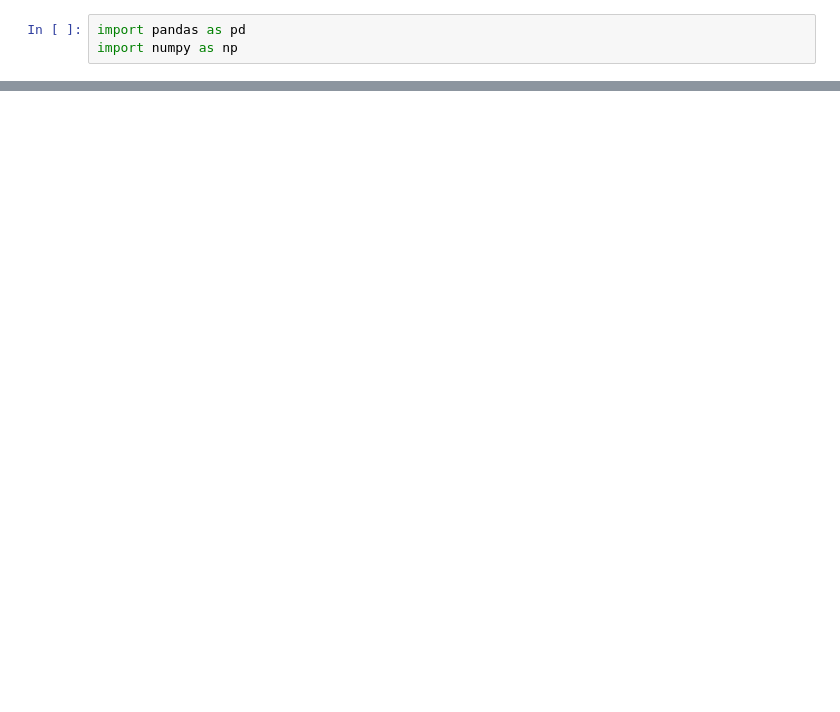
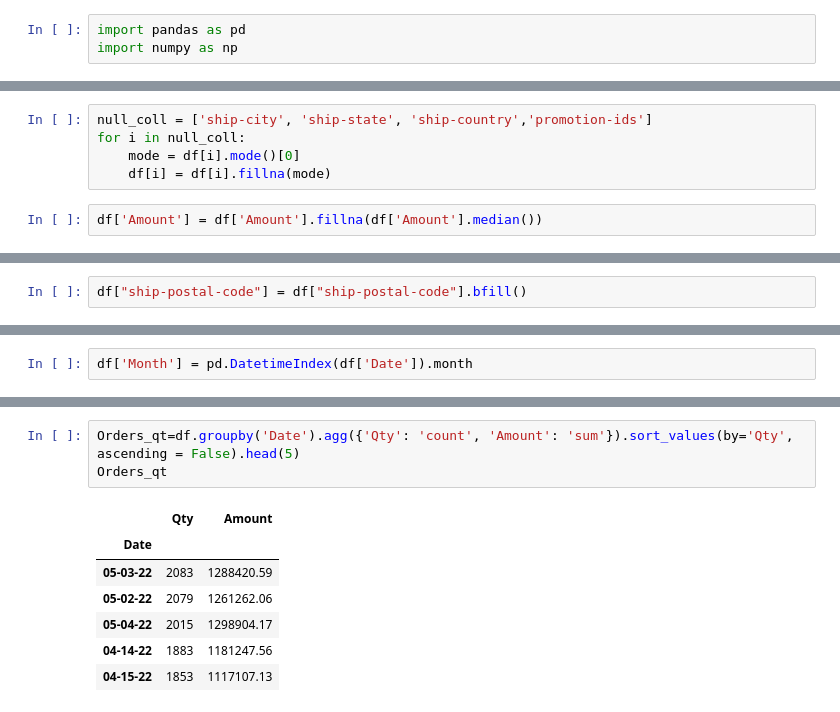
Before and after one commit to rohan-tridhyatech/internship, a Jupyter notebook: Day 2/mini_project.ipynb, the cells around one changed output, grey strips where cells are left out. Saved outputs shown, nothing was run; the diff lists cells and outputs as text; blank space fills up the shorter version.

```diff
--- a/Day 2/mini_project.ipynb
+++ b/Day 2/mini_project.ipynb
@@ -127,0 +90,7 @@ dtype: int64
+# %%
+null_coll = ['ship-city', 'ship-state', 'ship-country','promotion-ids']
+for i in null_coll:
+    mode = df[i].mode()[0]
+    df[i] = df[i].fillna(mode)
+# %%
+df['Amount'] = df['Amount'].fillna(df['Amount'].median())
@@ -127,0 +120,2 @@ dtype: int64
+# %%
+df["ship-postal-code"] = df["ship-postal-code"].bfill()
@@ -127,0 +192,2 @@ dtype: int64
+# %%
+df['Month'] = pd.DatetimeIndex(df['Date']).month
@@ -127,0 +205,11 @@ dtype: int64
+# %%
+Orders_qt=df.groupby('Date').agg({'Qty': 'count', 'Amount': 'sum'}).sort_values(by='Qty', ascending = False).head(5)
+Orders_qt
+# %% [output]
+|  | Qty | Amount |
+| Date |  |  |
+| 05-03-22 | 2083 | 1288420.59 |
+| 05-02-22 | 2079 | 1261262.06 |
+| 05-04-22 | 2015 | 1298904.17 |
+| 04-14-22 | 1883 | 1181247.56 |
+| 04-15-22 | 1853 | 1117107.13 |
```
Also changed, not shown: parts of 42 cells of this notebook, 4 other files.
